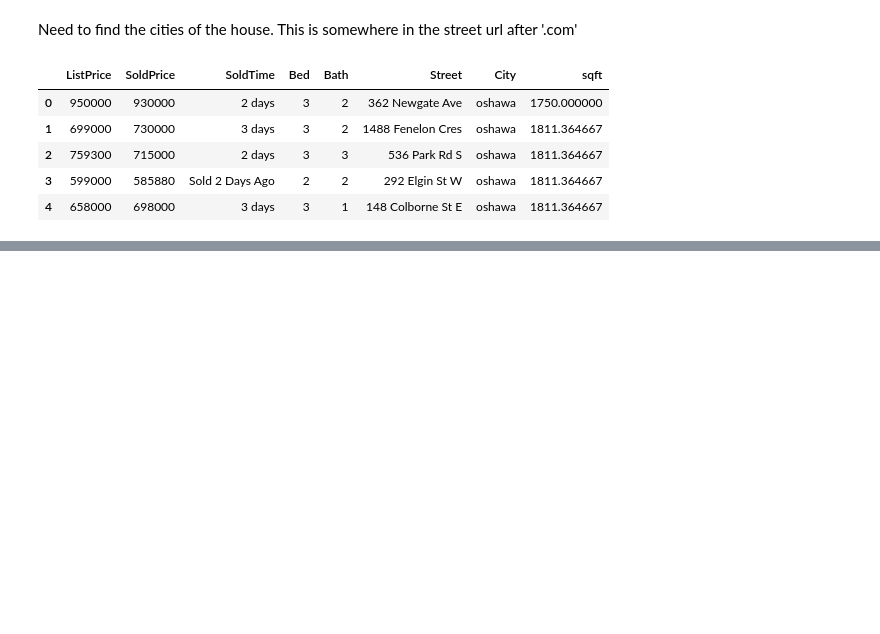
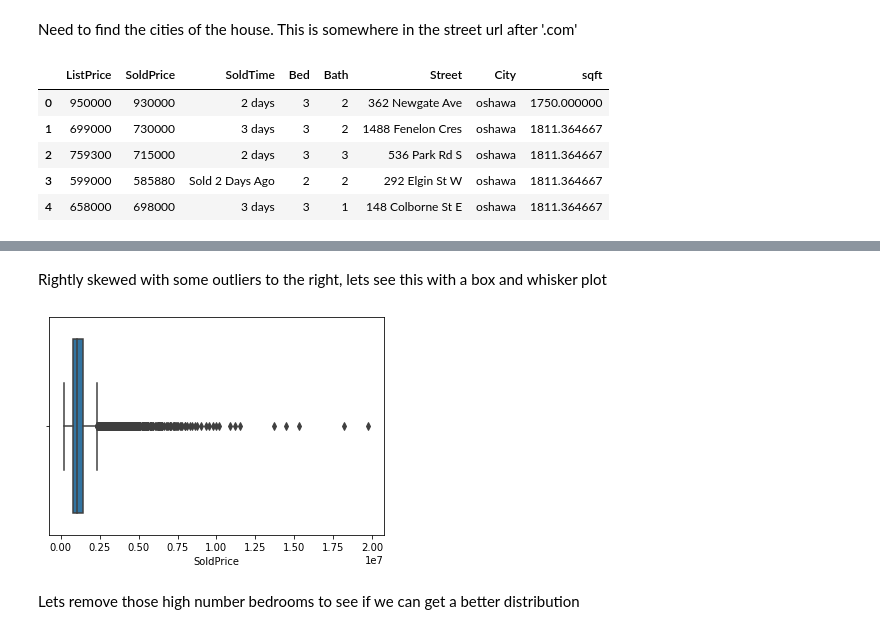
Before and after one commit to kemi-borisade/ontario-cities, a Jupyter notebook: housing_ontario-main.ipynb, the cells around one changed output, grey strips where cells are left out. Drawn from its saved outputs; the diff is of its cells as text; code cells hidden in the pictures; blank space fills up the shorter version.

```diff
--- a/housing_ontario-main.ipynb
+++ b/housing_ontario-main.ipynb
@@ -192,0 +235,9 @@ houses_clean['City'].value_counts()
+# %% [markdown]
+Rightly skewed with some outliers to the right, lets see this with a box and whisker plot
+# %%
+sns.boxplot(x=houses_clean["SoldPrice"])
+plt.show()
+# %% [output]
+[figure, added]
+# %% [markdown]
+Lets remove those high number bedrooms to see if we can get a better distribution
```
Also changed, not shown: parts of 13 cells of this notebook.
